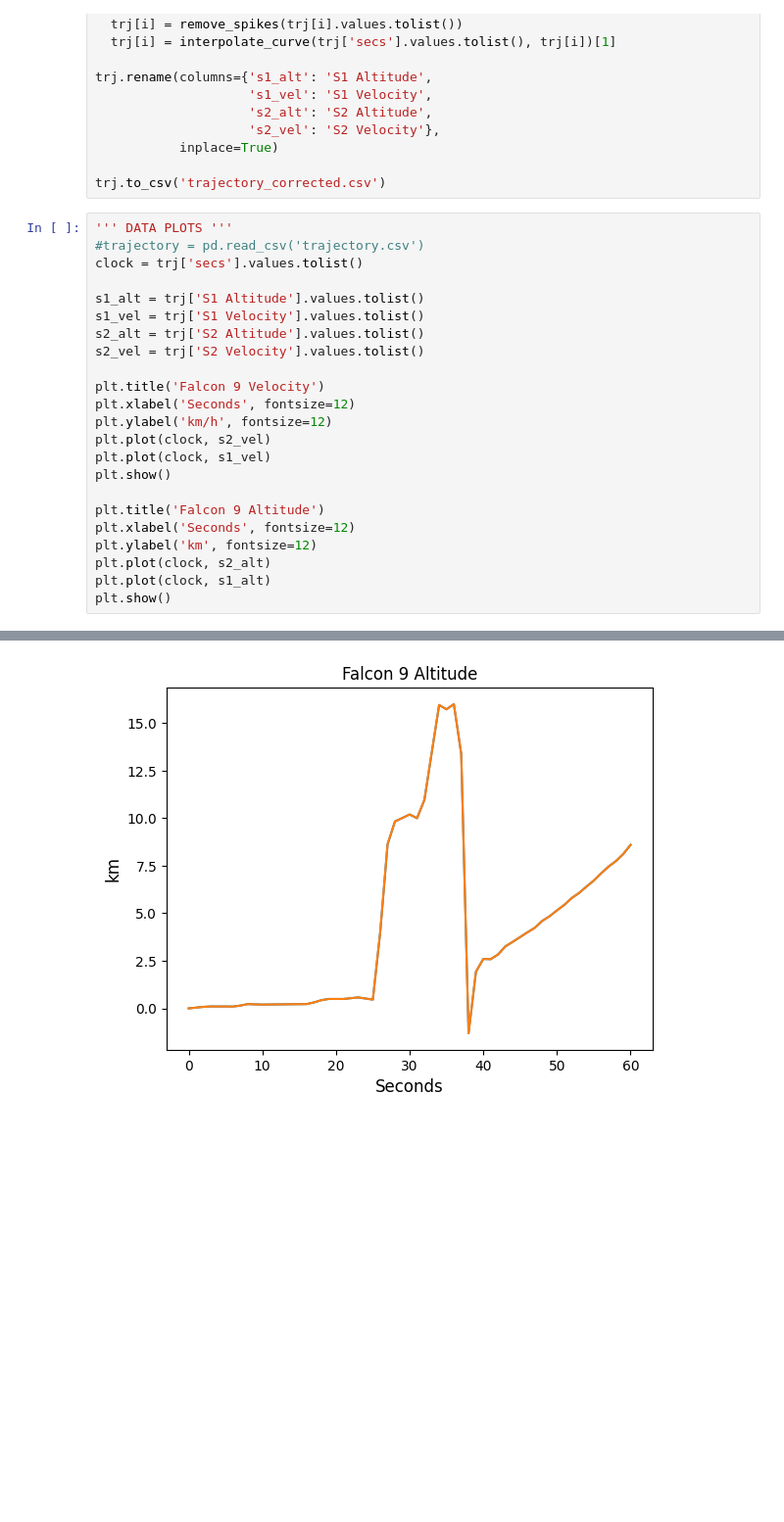
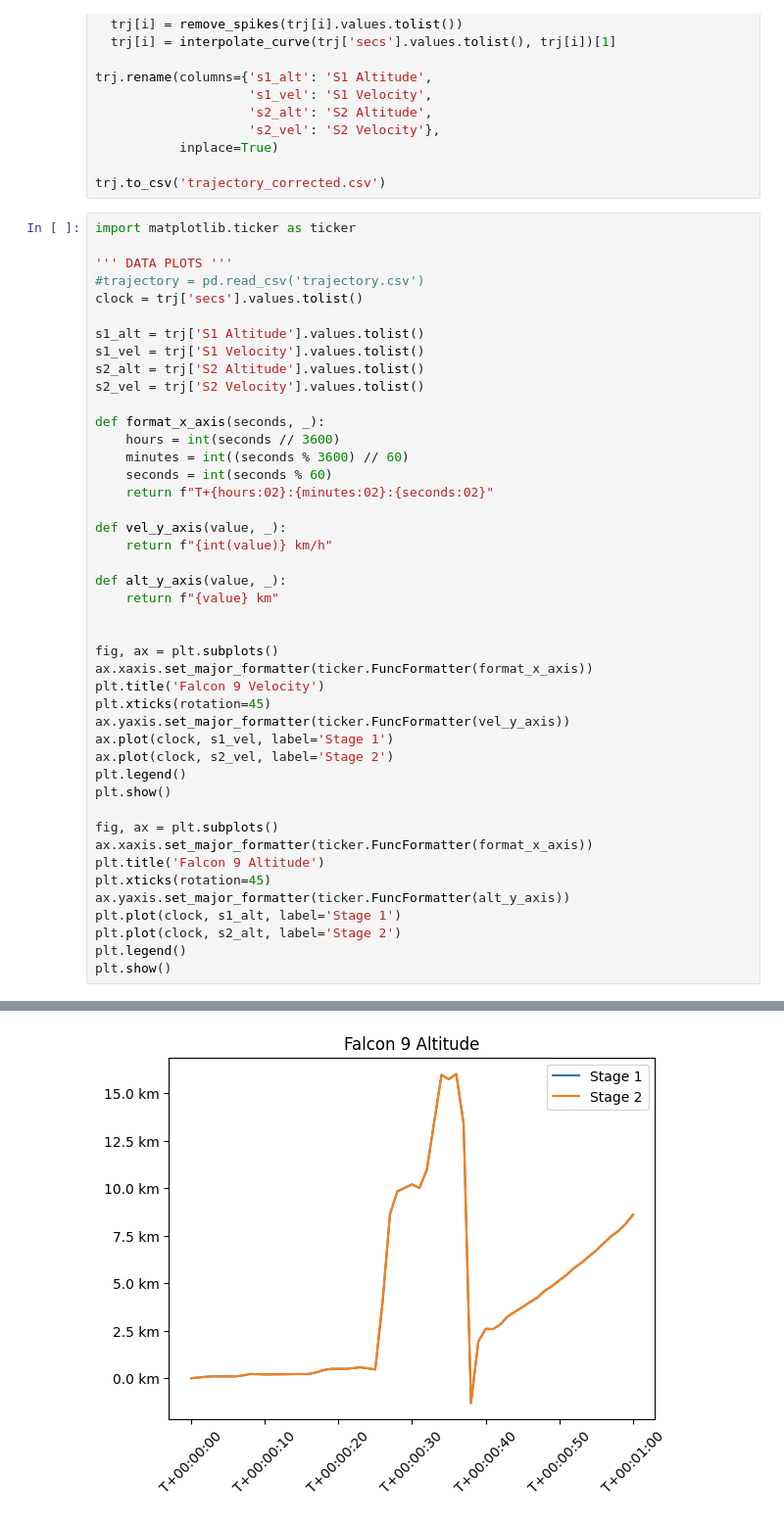
Before and after one commit to manuel-rottschaefer/trajectories, a Jupyter notebook: Trajectories.ipynb, the cells around one changed output, grey strips where cells are left out. Shown at 98% size. Cells and saved outputs as stored; diff of their text form; blank space fills up the shorter version.

```diff
--- a/Trajectories.ipynb
+++ b/Trajectories.ipynb
@@ -289,6 +289,8 @@ trj.rename(columns={'s1_alt': 'S1 Altitude',
 
 trj.to_csv('trajectory_corrected.csv')
 # %%
+import matplotlib.ticker as ticker
+
 ''' DATA PLOTS '''
 #trajectory = pd.read_csv('trajectory.csv')
 clock = trj['secs'].values.tolist()
@@ -298,17 +300,36 @@ s1_vel = trj['S1 Velocity'].values.tolist()
 s2_alt = trj['S2 Altitude'].values.tolist()
 s2_vel = trj['S2 Velocity'].values.tolist()
 
+def format_x_axis(seconds, _):
+    hours = int(seconds // 3600)
+    minutes = int((seconds % 3600) // 60)
+    seconds = int(seconds % 60)
+    return f"T+{hours:02}:{minutes:02}:{seconds:02}"
+
+def vel_y_axis(value, _):
+    return f"{int(value)} km/h"
+
+def alt_y_axis(value, _):
+    return f"{value} km"
+
+
+fig, ax = plt.subplots()
+ax.xaxis.set_major_formatter(ticker.FuncFormatter(format_x_axis))
 plt.title('Falcon 9 Velocity')
-plt.xlabel('Seconds', fontsize=12)
-plt.ylabel('km/h', fontsize=12)
-plt.plot(clock, s2_vel)
-plt.plot(clock, s1_vel)
+plt.xticks(rotation=45)
+ax.yaxis.set_major_formatter(ticker.FuncFormatter(vel_y_axis))
+ax.plot(clock, s1_vel, label='Stage 1')
+ax.plot(clock, s2_vel, label='Stage 2')
+plt.legend()
 plt.show()
 
+fig, ax = plt.subplots()
+ax.xaxis.set_major_formatter(ticker.FuncFormatter(format_x_axis))
 plt.title('Falcon 9 Altitude')
-plt.xlabel('Seconds', fontsize=12)
-plt.ylabel('km', fontsize=12)
-plt.plot(clock, s2_alt)
-plt.plot(clock, s1_alt)
+plt.xticks(rotation=45)
+ax.yaxis.set_major_formatter(ticker.FuncFormatter(alt_y_axis))
+plt.plot(clock, s1_alt, label='Stage 1')
+plt.plot(clock, s2_alt, label='Stage 2')
+plt.legend()
 plt.show()
 # %% [output]
@@ -316 +337 @@ plt.show()
-[figure, old version]
+[figure, new version]
```
Also changed, not shown: parts of 1 cell of this notebook.
